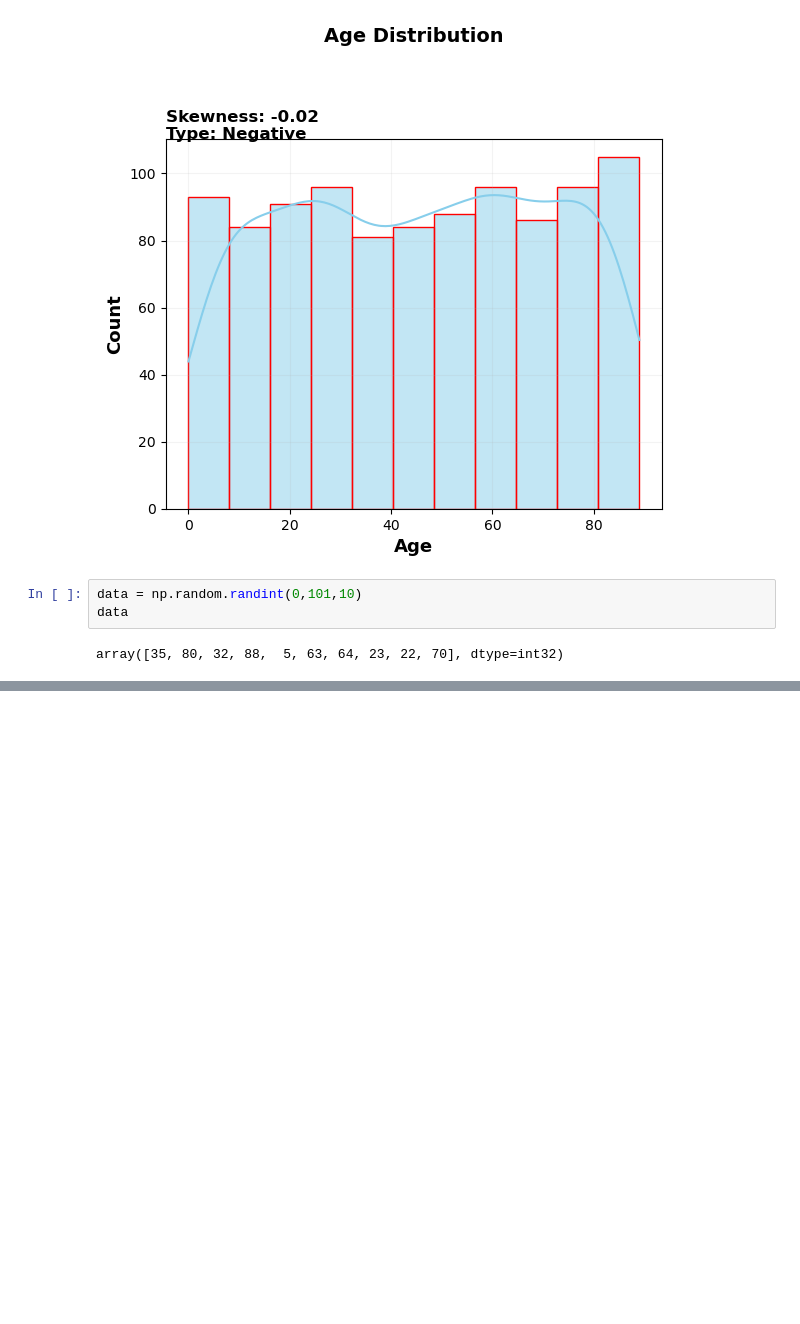
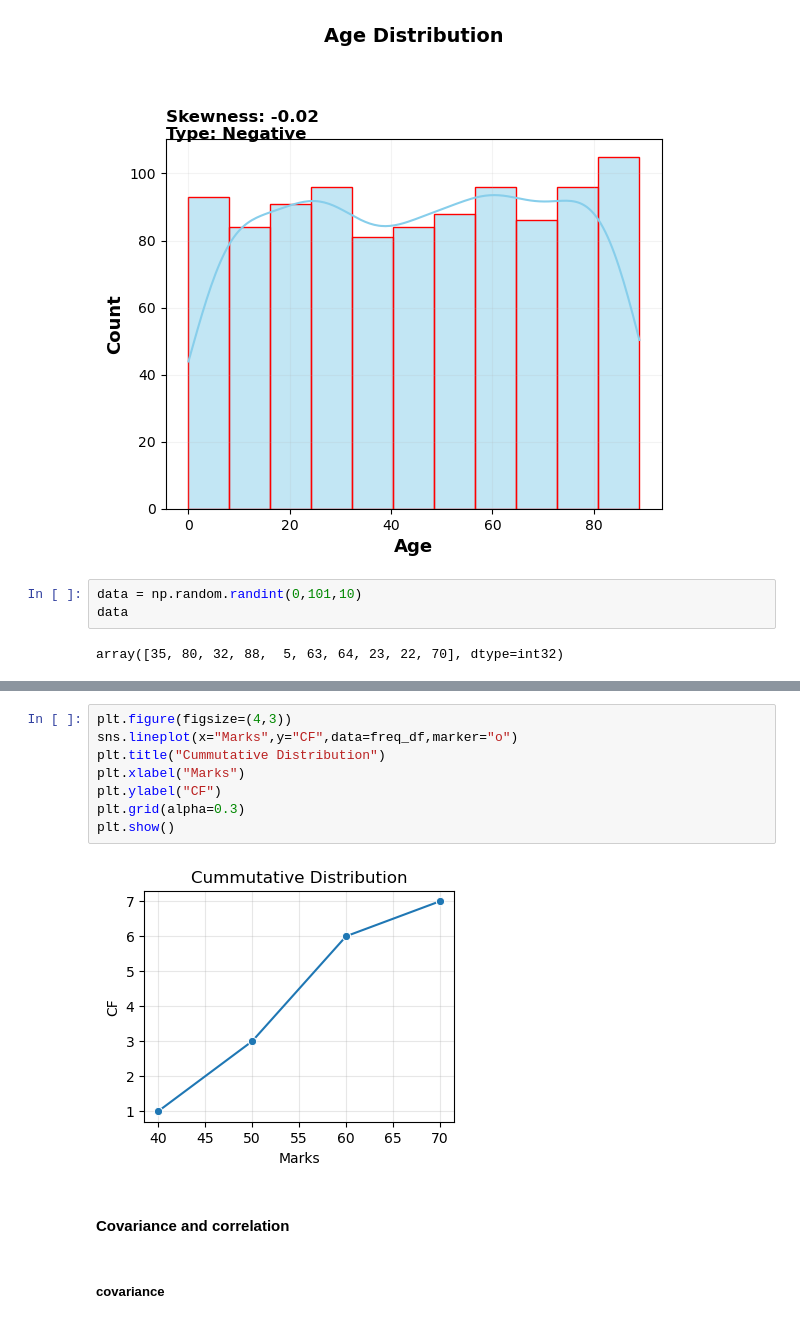
Before and after one commit to Ishan-Official/Hospital-Beds-Management-DataScience, a Jupyter notebook: dataScience_C1.ipynb, the cells around one changed output, grey strips where cells are left out. Cells and saved outputs as stored; diff of their text form; blank space fills up the shorter version.

```diff
--- a/dataScience_C1.ipynb
+++ b/dataScience_C1.ipynb
@@ -1058,0 +1121,14 @@ array([35, 80, 32, 88,  5, 63, 64, 23, 22, 70], dtype=int32)
+# %%
+plt.figure(figsize=(4,3))
+sns.lineplot(x="Marks",y="CF",data=freq_df,marker="o")
+plt.title("Cummutative Distribution")
+plt.xlabel("Marks")
+plt.ylabel("CF")
+plt.grid(alpha=0.3)
+plt.show()
+# %% [output]
+[figure, added]
+# %% [markdown]
+#### Covariance and correlation
+# %% [markdown]
+##### covariance
```
Also changed, not shown: parts of 37 cells of this notebook.
